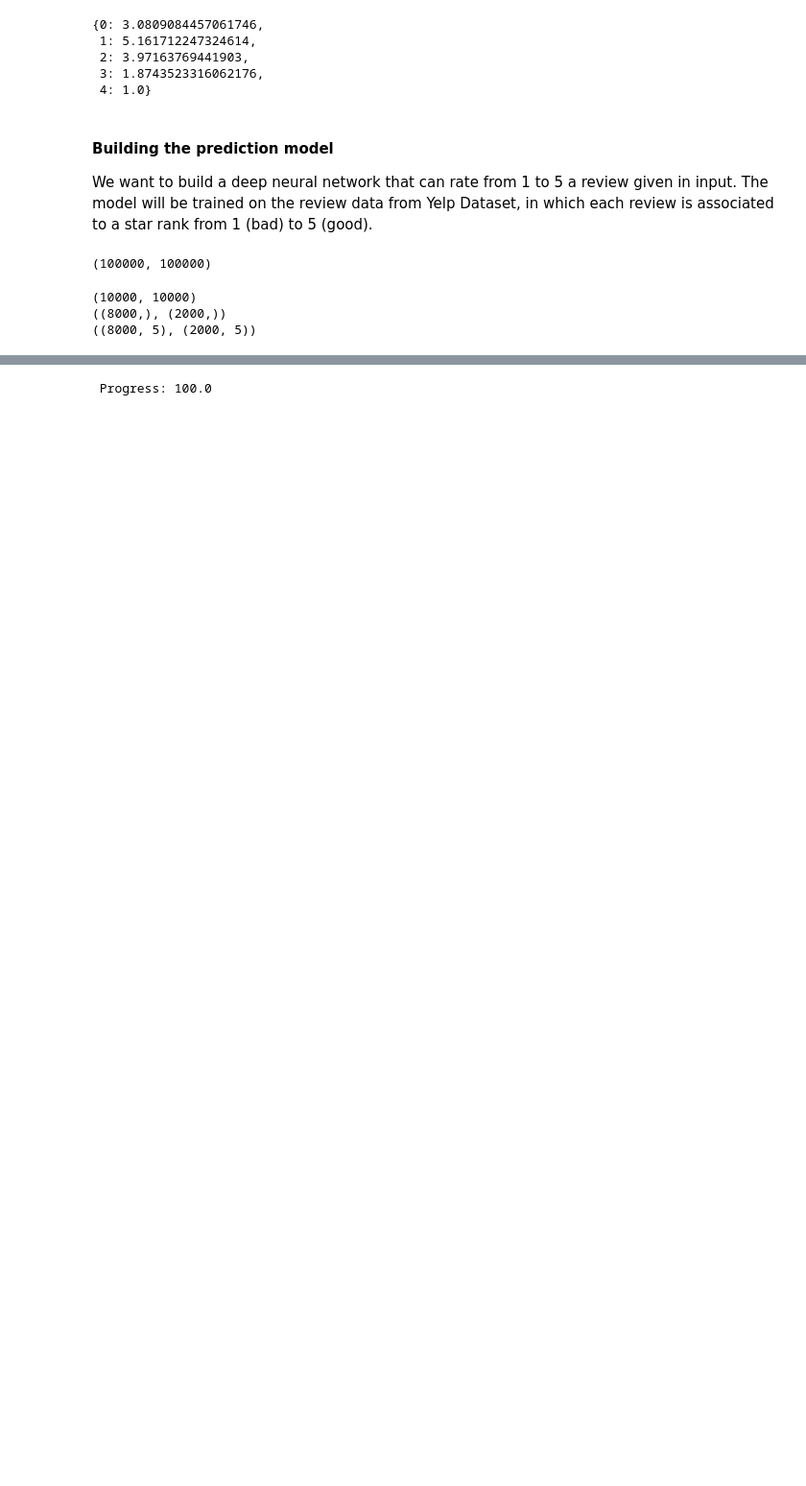
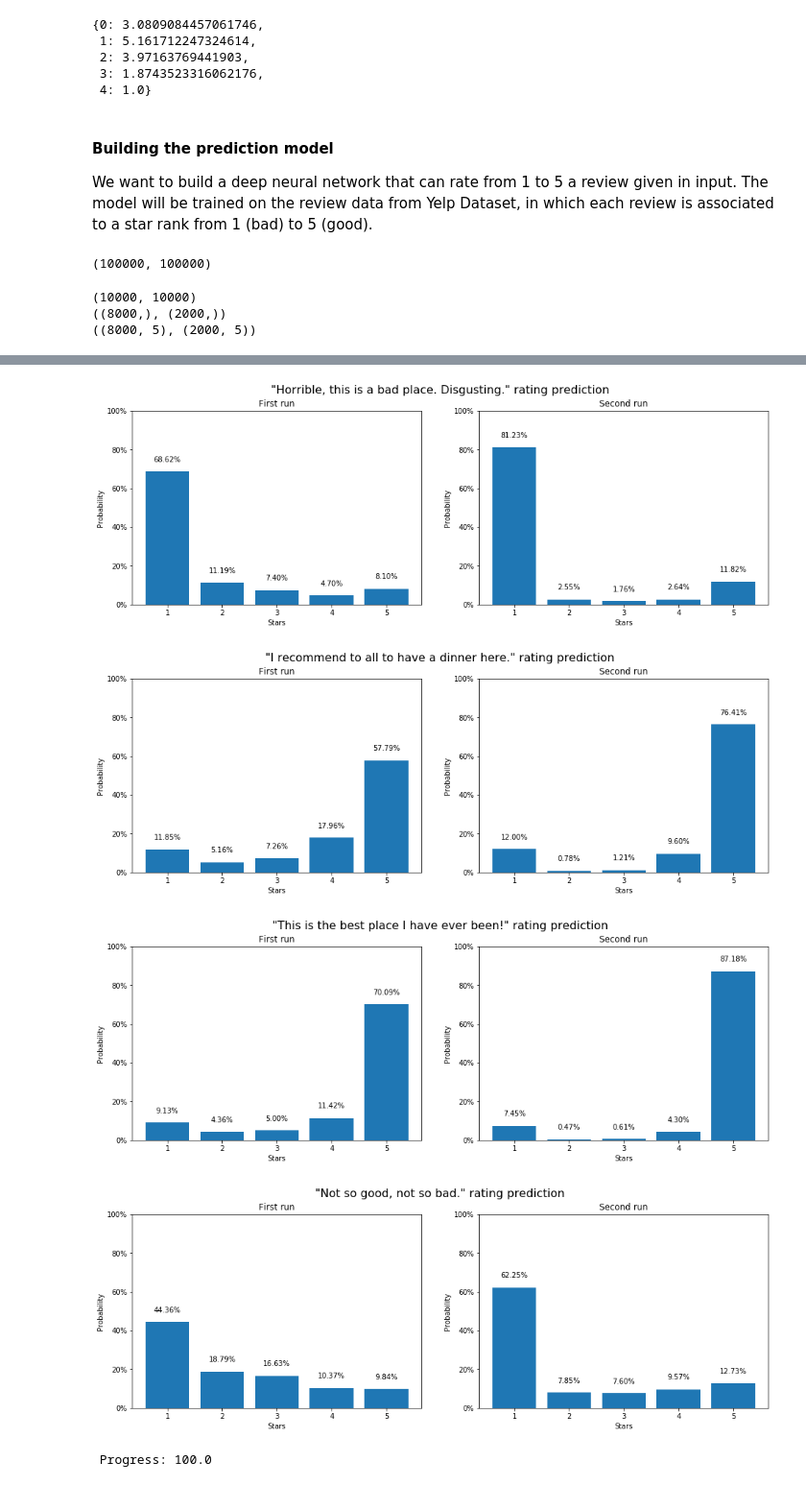
Before and after one commit to lorenzovngl/analysis-of-yelp-open-dataset, a Jupyter notebook: notebooks/reviews_classification.ipynb, the cells around one changed output, grey strips where cells are left out. Shown: that part at 96% size. Cells and saved outputs as stored; diff of their text form; code cells hidden in the pictures; blank space fills up the shorter version.

```diff
--- a/notebooks/reviews_classification.ipynb
+++ b/notebooks/reviews_classification.ipynb
@@ -272,3 +283,48 @@ for i in range(len(result)):
+# %%
+# make prediction
+
+sentences_p = [
+    "Horrible, this is a bad place. Disgusting.",
+    "I recommend to all to have a dinner here.",
+    "This is the best place I have ever been!",
+    "Not so good, not so bad."
+]
+
+sequences_p = tokenizer.texts_to_sequences(sentences_p)
+padded_p = pad_sequences(sequences_p, maxlen=max_length, padding='post')
+
+result2 = model.predict(padded_p)
+
+for i in range(len(result)):
+    fig, axes = plt.subplots(1, 2, figsize=(16,5))
+    fig.suptitle('"%s" rating prediction' % sentences_p[i], fontsize=16)
+
+    # run 1
+    axes[0].bar([k+1 for k in range(5)], [result[i][j] for j in range(5)])
+    axes[0].set_title('First run')
+    axes[0].set_ylabel('Probability')
+    axes[0].yaxis.set_major_formatter(FuncFormatter(lambda y, _: '{:.0%}'.format(y)))
+    axes[0].set_xlabel('Stars')
+    axes[0].set_ylim(0, 1)
+    for h, v in enumerate(result[i]):
+        axes[0].text(h+1, v+0.05, ("%.2f%%" % float(v*100)), horizontalalignment='center')
+
+    # run 2
+    axes[1].bar([k+1 for k in range(5)], [result2[i][j] for j in range(5)])
+    axes[1].set_title('Second run')
+    axes[1].set_ylabel('Probability')
+    axes[1].yaxis.set_major_formatter(FuncFormatter(lambda y, _: '{:.0%}'.format(y)))
+    axes[1].set_xlabel('Stars')
+    axes[1].set_ylim(0, 1)
+    for h, v in enumerate(result2[i]):
+        axes[1].text(h+1, v+0.05, ("%.2f%%" % float(v*100)), horizontalalignment='center')
+
+    plt.show()
+# %% [output]
+[figure, added]
+[figure, added]
+[figure, added]
+[figure, added]
 # %%
 train_losses = []
 test_losses = []
```
Also changed, not shown: parts of 11 cells of this notebook, 17 other files.
